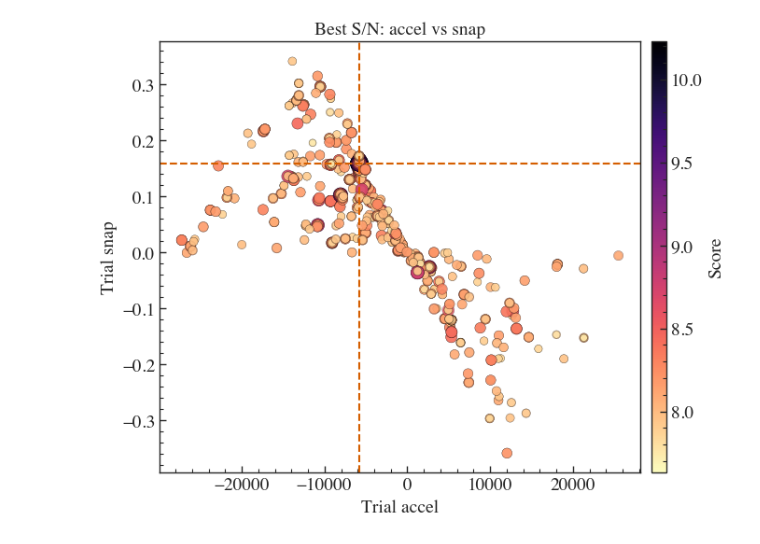
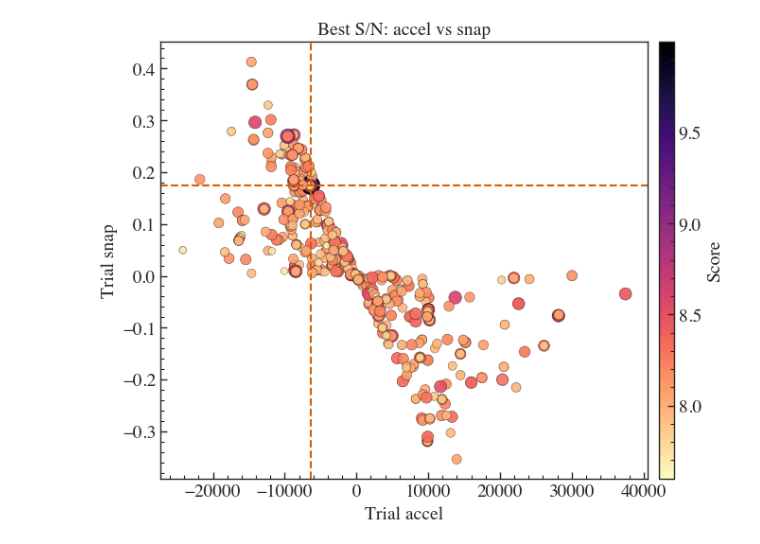
Before and after one commit to pravirkr/pyloki, a Jupyter notebook: examples/pyloki_ep_circular.ipynb, the cells around one changed output. Saved outputs shown, nothing was run; the diff lists cells and outputs as text; code cells hidden in the pictures.

Commit message:
pruning notebooks updated. bug in circular orbit pruning, will fix later.

```diff
--- a/examples/pyloki_ep_circular.ipynb
+++ b/examples/pyloki_ep_circular.ipynb
@@ -139,0 +32,27 @@ Thresholds: [1.2,1.7,2.2,2.4,2.5,2.8,3.0,2.9,2.8,3.1,3.0,3.4,3.2,3.6,4.0,3.9,3.8
+# %%
+eta = 1
+nbins = 64
+p_orb_min = 1100
+p = ParamLimits.from_circular(1 / 0.007, p_orb_min, 12, m_p=1.4, poly_order=5)
+print(p.limits)
+bseg_brute = cfg.nsamps // 8192
+bseg_ffa = cfg.nsamps // 128
+search_cfg = PulsarSearchConfig(
+    nsamps=cfg.nsamps,
+    tsamp=cfg.dt,
+    nbins=nbins,
+    eta=eta,
+    param_limits=p.limits,
+    bseg_brute=bseg_brute,
+    bseg_ffa=bseg_ffa,
+    prune_poly_order=5,
+    p_orb_min=p_orb_min,
+    ducy_max=0.2,
+    wtsp=1.1,
+    use_fourier=True,
+    use_conservative_tile=False,
+    branch_max=128,
+)
+dyp = DynamicProgramming(tim_data, search_cfg)
+dyp.initialize()
+dyp.execute()
@@ -140,4 +171,12 @@ Thresholds: [1.2,1.7,2.2,2.4,2.5,2.8,3.0,2.9,2.8,3.1,3.0,3.4,3.2,3.6,4.0,3.9,3.8
 # %%
-result_file = prune_dyp_tree(dyp, thresholds, n_runs=16, max_sugg=2**22, outdir="circular_test/", file_prefix="test_circular",
-                             kind="taylor", n_workers=4)
+result_file = prune_dyp_tree(
+    dyp,
+    thresholds,
+    n_runs=16,
+    max_sugg=2**22,
+    outdir="pruning_results/circular_test/",
+    file_prefix="test_circular",
+    poly_basis="taylor",
+    n_workers=4,
+)
 # %% [output]
@@ -214,7 +245,8 @@ pgram.plot_scores(kind="hist", run_id=None); plt.show()
 # %%
-pgram.plot_correlation("accel", "snap", true_values={"snap": snap_true, "accel": acc_true}, run_id=None); plt.show()
+fig2 = pgram.plot_correlation("accel", "snap", true_values={"snap": snap_true, "accel": acc_true}, run_id=None)
+plt.show()
 # %% [output]
-[figure, old version]
+[figure, new version]
 # %%
 pgram.plot_correlation("jerk", "snap", true_values={"snap": snap_true, "jerk": jerk_true}, run_id=None); plt.show()
 # %% [output]
```
Also changed, not shown: parts of 18 cells of this notebook, 1 other file.
